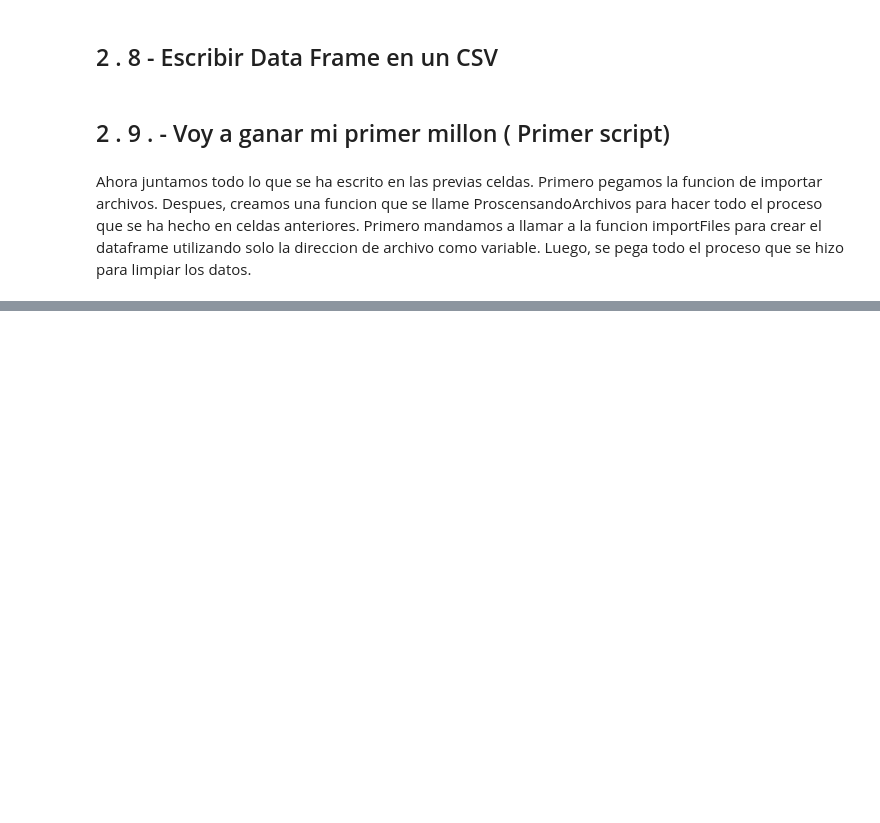
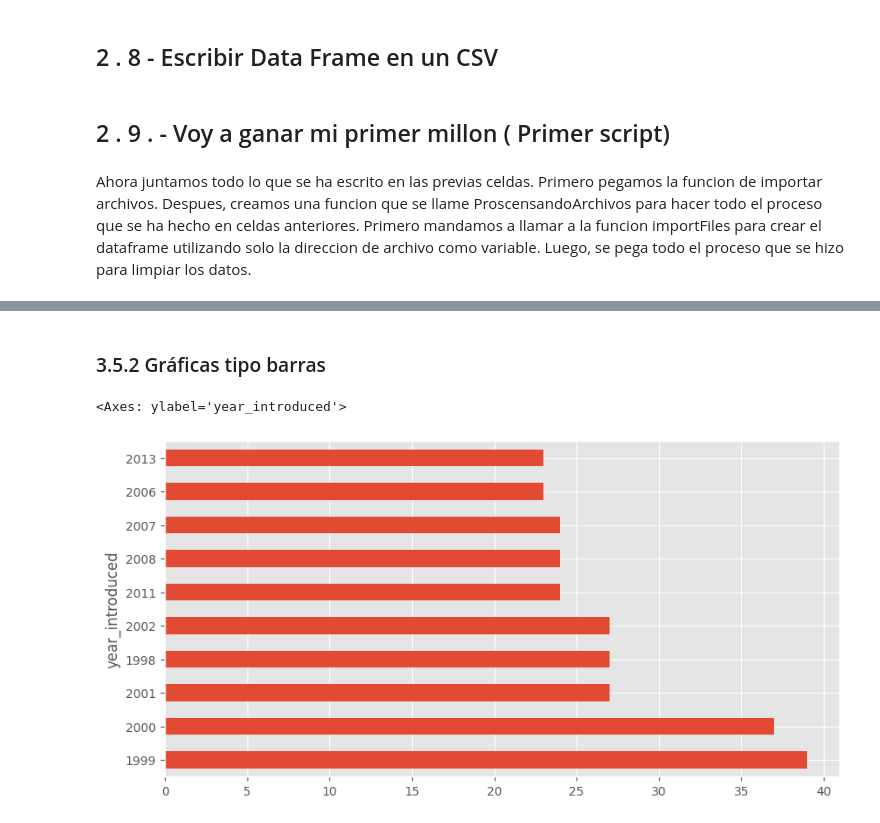
Before and after one commit to pedroortizortega/Python-for-Daily-Life, a Jupyter notebook: PandasVidaDiaria.ipynb, the cells around one changed output, grey strips where cells are left out. Saved outputs shown, nothing was run; the diff lists cells and outputs as text; code cells hidden in the pictures; blank space fills up the shorter version.

```diff
--- a/PandasVidaDiaria.ipynb
+++ b/PandasVidaDiaria.ipynb
@@ -569,0 +792,3 @@ df = ProcesandoArchivos(initialFile, exitNameFile)
+# %%
+# Vamos a crear una nueva columna con el año de apertura
+df_subset["year_opening"] = df_subset["opening_date_clean"].dt.year
@@ -569,0 +821,3 @@ df = ProcesandoArchivos(initialFile, exitNameFile)
+# %%
+# Vamos a cambiar el tipo de dato de la columna year_opening
+df_subset["year_opening"] = df_subset["year_opening"].astype("Int64")
@@ -569,0 +861,2 @@ df = ProcesandoArchivos(initialFile, exitNameFile)
+# %%
+df_subset = df_subset.rename(columns = {'coaster_name': 'Coaster_Name', 'Inversions_clean': 'Inversions', 'Gforce_clean': 'Gforce'},)
@@ -569,0 +930,2 @@ df = ProcesandoArchivos(initialFile, exitNameFile)
+# %%
+df_no_duplicates = df_subset.drop_duplicates(subset=["Coaster_Name", "Location", "Opening date"], keep=False)
@@ -569,0 +971,8 @@ df = ProcesandoArchivos(initialFile, exitNameFile)
+# %% [markdown]
+### 3.5.2 Gráficas tipo barras
+# %%
+# Barras horizontales
+df_no_duplicates["year_introduced"].value_counts().head(10).plot(kind = "barh", figsize = (10, 5))
+# %% [output]
+<Axes: ylabel='year_introduced'>
+[figure, added]
```
Also changed, not shown: parts of 64 cells of this notebook, 4 other files.
